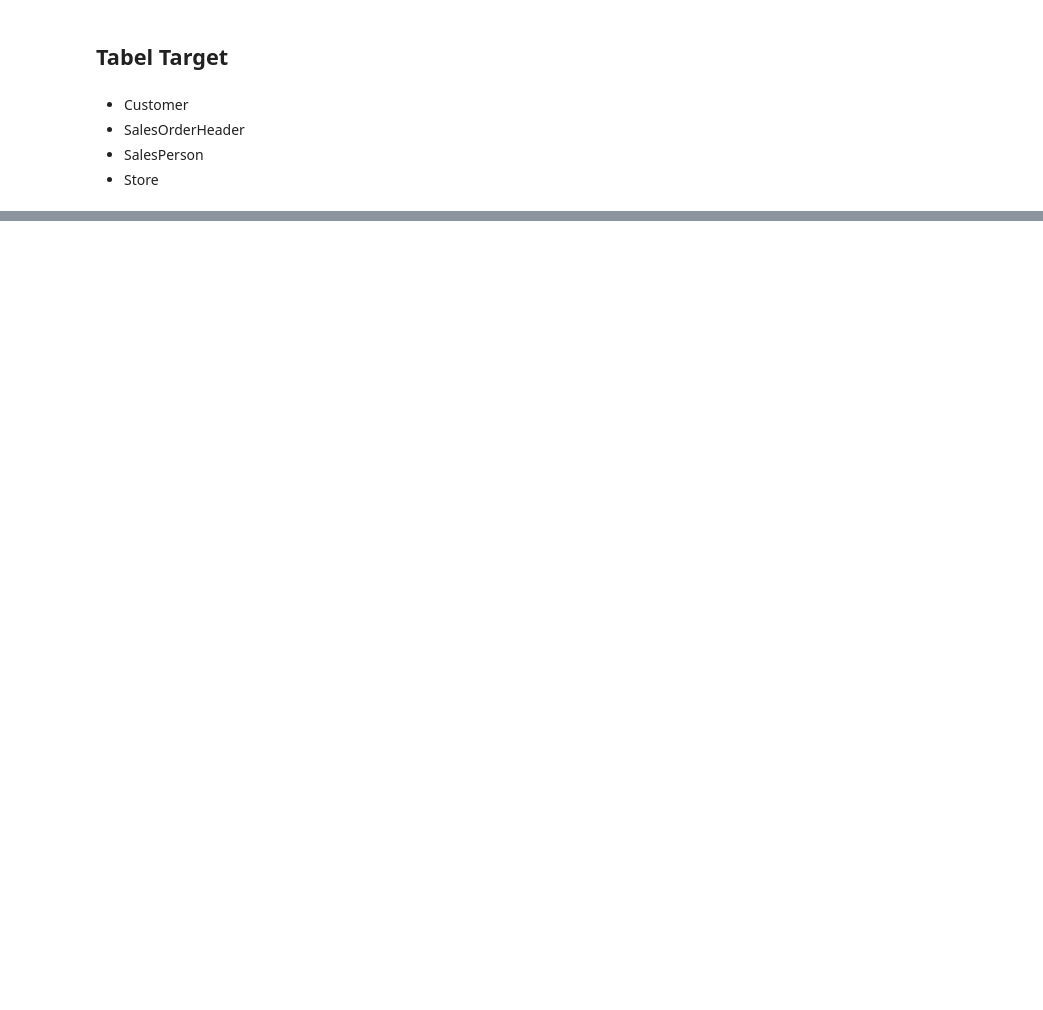
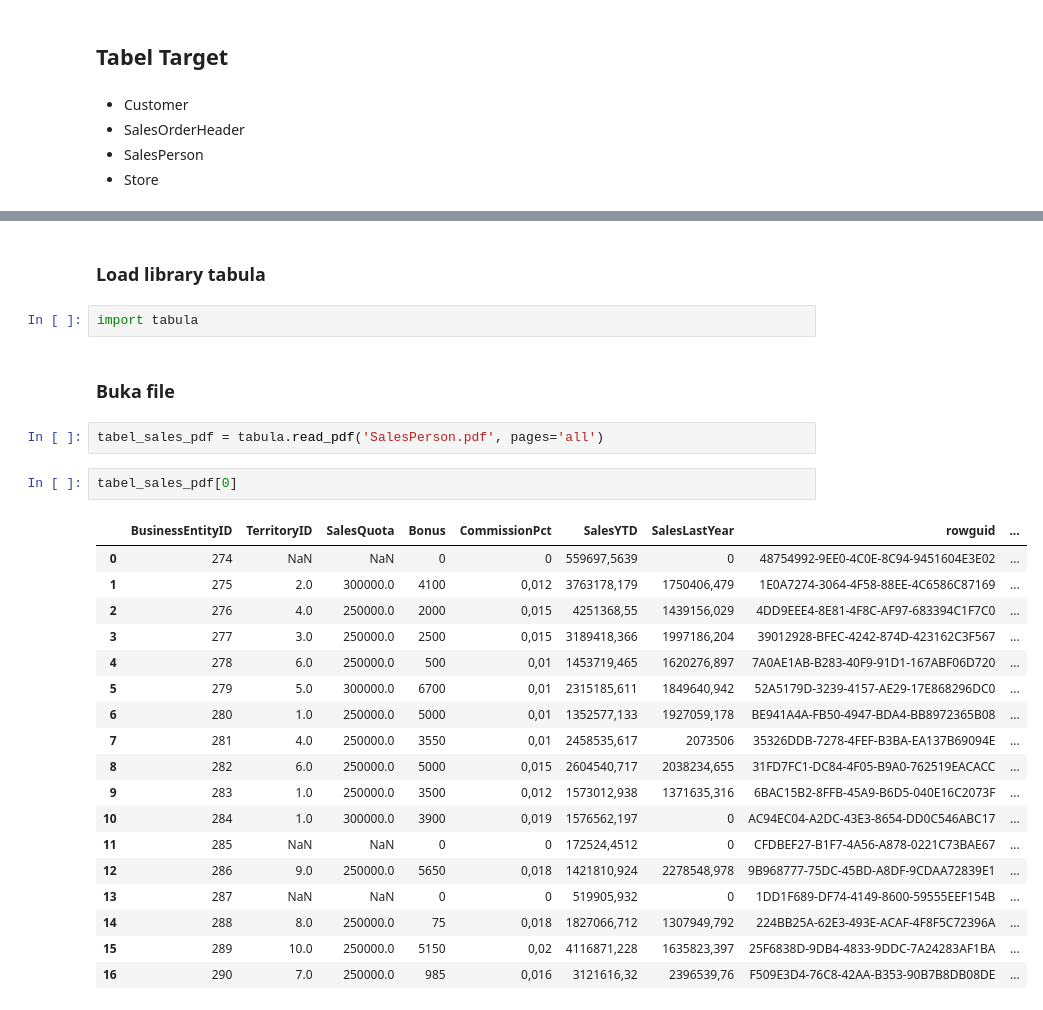
Before and after one commit to aansubarkah/sekolahsabtuauditor, a Jupyter notebook: MembukaDatabase/MembacaDatabase.ipynb, the cells around one changed output, grey strips where cells are left out. Drawn from its saved outputs; the diff is of its cells as text; blank space fills up the shorter version.

Commit message:
buka pdf, ok

```diff
--- a/MembukaDatabase/MembacaDatabase.ipynb
+++ b/MembukaDatabase/MembacaDatabase.ipynb
@@ -88,0 +179,29 @@ Agar lebih menantang:
+# %% [markdown]
+### Load library tabula
+# %%
+import tabula
+# %% [markdown]
+### Buka file
+# %%
+tabel_sales_pdf = tabula.read_pdf('SalesPerson.pdf', pages='all')
+# %%
+tabel_sales_pdf[0]
+# %% [output]
+|  | BusinessEntityID | TerritoryID | SalesQuota | Bonus | CommissionPct | SalesYTD | SalesLastYear | rowguid | ... |
+| 0 | 274 | NaN | NaN | 0 | 0 | 559697,5639 | 0 | 48754992-9EE0-4C0E-8C94-9451604E3E02 | ... |
+| 1 | 275 | 2.0 | 300000.0 | 4100 | 0,012 | 3763178,179 | 1750406,479 | 1E0A7274-3064-4F58-88EE-4C6586C87169 | ... |
+| 2 | 276 | 4.0 | 250000.0 | 2000 | 0,015 | 4251368,55 | 1439156,029 | 4DD9EEE4-8E81-4F8C-AF97-683394C1F7C0 | ... |
+| 3 | 277 | 3.0 | 250000.0 | 2500 | 0,015 | 3189418,366 | 1997186,204 | 39012928-BFEC-4242-874D-423162C3F567 | ... |
+| 4 | 278 | 6.0 | 250000.0 | 500 | 0,01 | 1453719,465 | 1620276,897 | 7A0AE1AB-B283-40F9-91D1-167ABF06D720 | ... |
+| 5 | 279 | 5.0 | 300000.0 | 6700 | 0,01 | 2315185,611 | 1849640,942 | 52A5179D-3239-4157-AE29-17E868296DC0 | ... |
+| 6 | 280 | 1.0 | 250000.0 | 5000 | 0,01 | 1352577,133 | 1927059,178 | BE941A4A-FB50-4947-BDA4-BB8972365B08 | ... |
+| 7 | 281 | 4.0 | 250000.0 | 3550 | 0,01 | 2458535,617 | 2073506 | 35326DDB-7278-4FEF-B3BA-EA137B69094E | ... |
+| 8 | 282 | 6.0 | 250000.0 | 5000 | 0,015 | 2604540,717 | 2038234,655 | 31FD7FC1-DC84-4F05-B9A0-762519EACACC | ... |
+| 9 | 283 | 1.0 | 250000.0 | 3500 | 0,012 | 1573012,938 | 1371635,316 | 6BAC15B2-8FFB-45A9-B6D5-040E16C2073F | ... |
+| 10 | 284 | 1.0 | 300000.0 | 3900 | 0,019 | 1576562,197 | 0 | AC94EC04-A2DC-43E3-8654-DD0C546ABC17 | ... |
+| 11 | 285 | NaN | NaN | 0 | 0 | 172524,4512 | 0 | CFDBEF27-B1F7-4A56-A878-0221C73BAE67 | ... |
+| 12 | 286 | 9.0 | 250000.0 | 5650 | 0,018 | 1421810,924 | 2278548,978 | 9B968777-75DC-45BD-A8DF-9CDAA72839E1 | ... |
+| 13 | 287 | NaN | NaN | 0 | 0 | 519905,932 | 0 | 1DD1F689-DF74-4149-8600-59555EEF154B | ... |
+| 14 | 288 | 8.0 | 250000.0 | 75 | 0,018 | 1827066,712 | 1307949,792 | 224BB25A-62E3-493E-ACAF-4F8F5C72396A | ... |
+| 15 | 289 | 10.0 | 250000.0 | 5150 | 0,02 | 4116871,228 | 1635823,397 | 25F6838D-9DB4-4833-9DDC-7A24283AF1BA | ... |
+| 16 | 290 | 7.0 | 250000.0 | 985 | 0,016 | 3121616,32 | 2396539,76 | F509E3D4-76C8-42AA-B353-90B7B8DB08DE | ... |
```
Also changed, not shown: parts of 15 cells of this notebook.
